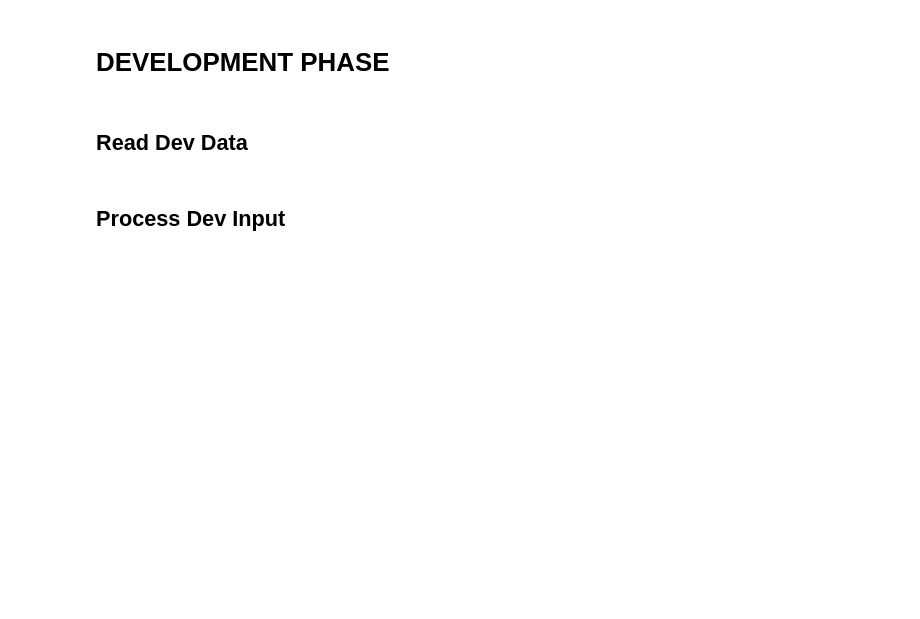
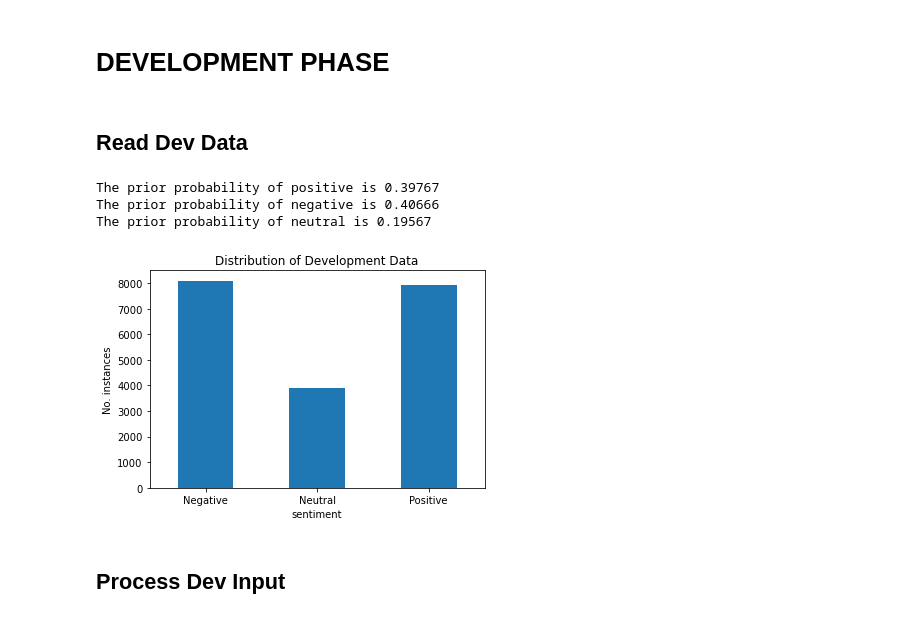
Before and after one commit to dccol/ML-SentimentClassification, a Jupyter notebook: SentimentClassification.ipynb, the cells around one changed output. Cells and saved outputs as stored; diff of their text form; code cells hidden in the pictures; blank space fills up the shorter version.

```diff
--- a/SentimentClassification.ipynb
+++ b/SentimentClassification.ipynb
@@ -167,6 +186,20 @@ g_dev_data = convertToList(g_dev_data)
 # 3. Count
 c_dev_data = pd.read_csv("data/data/dev_count.csv")
 c_dev_data = convertToDictionary(c_dev_data)
+# %%
+# Plot distribution for training dataset.
+ax_dev = f_dev_data.groupby('sentiment').count()['tweet'].plot(kind='bar', title='Distribution of Development Data',
+                                                               ylabel='No. instances', legend=False)
+ax_dev.set_xticklabels(["Negative","Neutral","Positive"], rotation=0)
+
+print("The prior probability of positive is", round(prior_pos,5))
+print("The prior probability of negative is", round(prior_neg,5))
+print("The prior probability of neutral is", round(prior_neu,5))
+# %% [output]
+The prior probability of positive is 0.39767
+The prior probability of negative is 0.40666
+The prior probability of neutral is 0.19567
+[figure, added]
 # %% [markdown]
 ## Process Dev Input
 # %%
```
Also changed, not shown: parts of 6 cells of this notebook.
